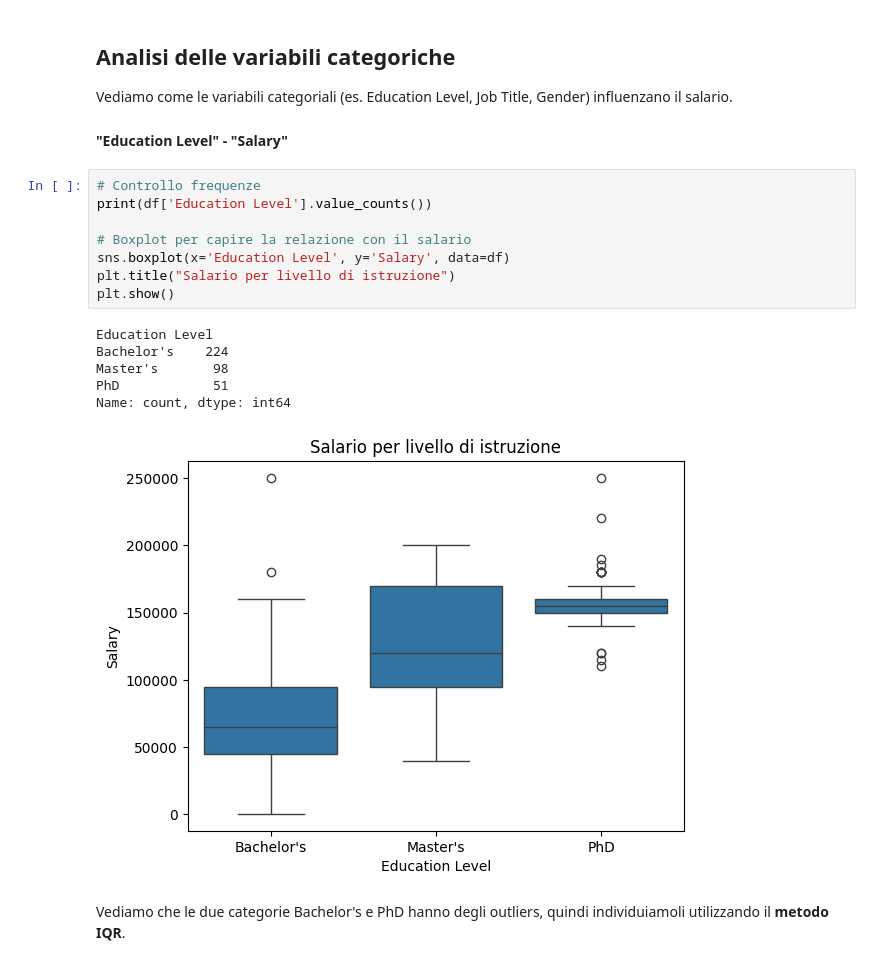
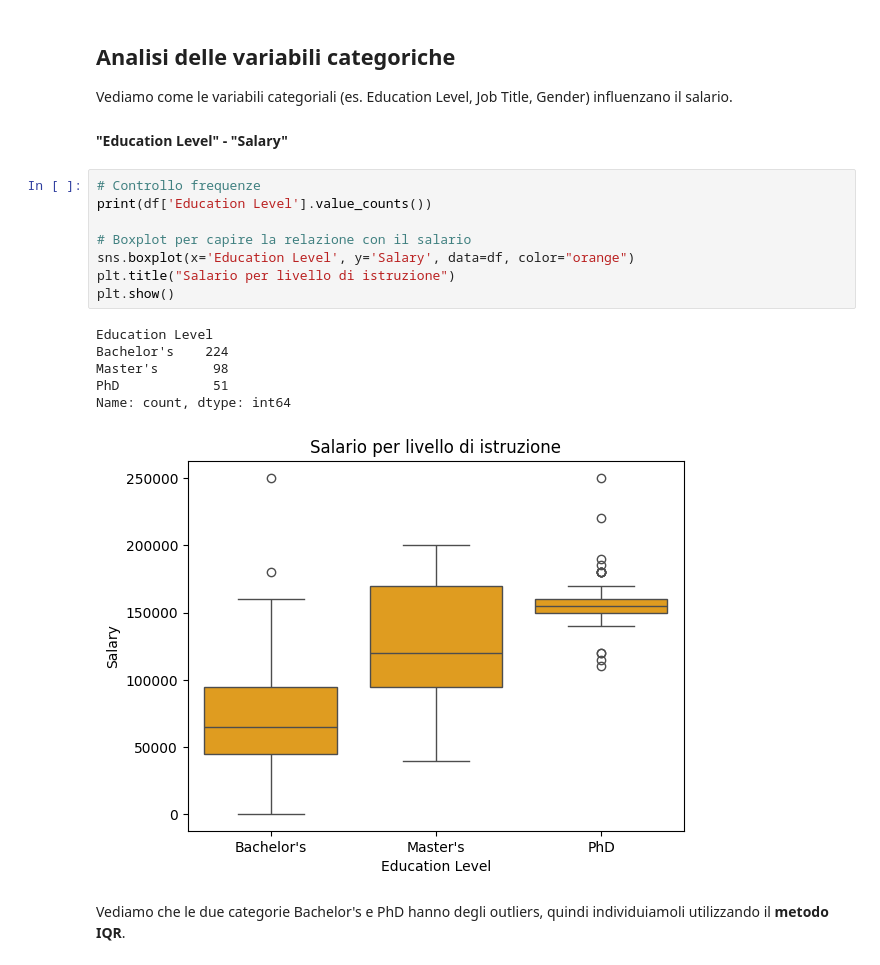
Before and after one commit to umbertogallo01/salary-prediction-analysis, a Jupyter notebook: notebooks/main.ipynb, the cells around one changed output. Saved outputs shown, nothing was run; the diff lists cells and outputs as text.

```diff
--- a/notebooks/main.ipynb
+++ b/notebooks/main.ipynb
@@ -170,18 +185,18 @@ Vediamo come le variabili categoriali (es. Education Level, Job Title, Gender) i
 # %%
 # Controllo frequenze
 print(df['Education Level'].value_counts())
 
 # Boxplot per capire la relazione con il salario
-sns.boxplot(x='Education Level', y='Salary', data=df)
+sns.boxplot(x='Education Level', y='Salary', data=df, color="orange")
 plt.title("Salario per livello di istruzione")
 plt.show()
 # %% [output]
 Education Level
 Bachelor's    224
 Master's       98
 PhD            51
 Name: count, dtype: int64
-[figure, old version]
+[figure, new version]
 # %% [markdown]
 Vediamo che le due categorie Bachelor's e PhD hanno degli outliers, quindi individuiamoli utilizzando il **metodo IQR**.
 # %%
```
Also changed, not shown: parts of 43 cells of this notebook.
